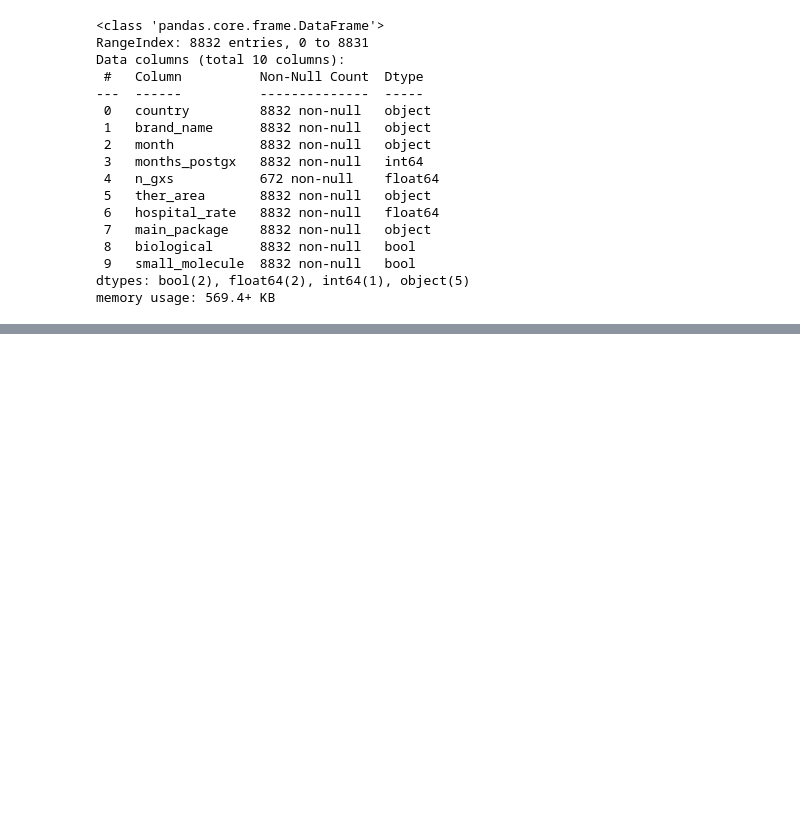
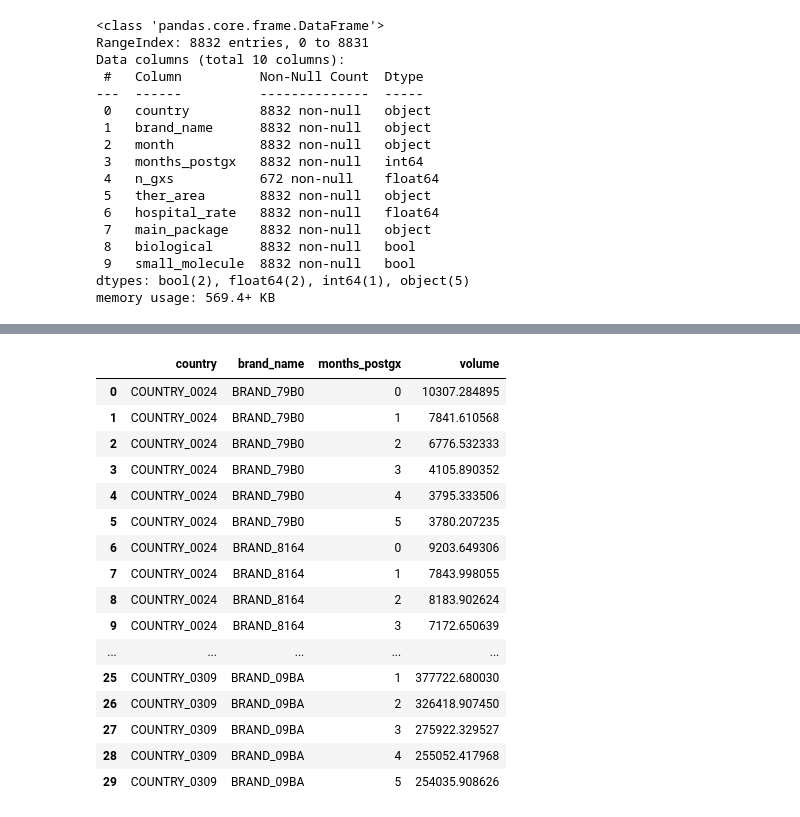
Before and after one commit to Tanay0123/Redbacks, a Jupyter notebook: Poisson_Regression_Model.ipynb, the cells around one changed output, grey strips where cells are left out. Saved outputs shown, nothing was run; the diff lists cells and outputs as text; code cells hidden in the pictures; blank space fills up the shorter version.

```diff
--- a/Poisson_Regression_Model.ipynb
+++ b/Poisson_Regression_Model.ipynb
@@ -131 +205,22 @@ output_df = pd.concat([output_df, pred_df], axis=1)
+# %%
+# to filter down rows to post generic entry
+output_df = output_df[output_df["months_postgx"].between(0, 23)]
+# %% [output]
+|  | country | brand_name | months_postgx | volume |
+| 0 | COUNTRY_0024 | BRAND_79B0 | 0 | 10307.284895 |
+| 1 | COUNTRY_0024 | BRAND_79B0 | 1 | 7841.610568 |
+| 2 | COUNTRY_0024 | BRAND_79B0 | 2 | 6776.532333 |
+| 3 | COUNTRY_0024 | BRAND_79B0 | 3 | 4105.890352 |
+| 4 | COUNTRY_0024 | BRAND_79B0 | 4 | 3795.333506 |
+| 5 | COUNTRY_0024 | BRAND_79B0 | 5 | 3780.207235 |
+| 6 | COUNTRY_0024 | BRAND_8164 | 0 | 9203.649306 |
+| 7 | COUNTRY_0024 | BRAND_8164 | 1 | 7843.998055 |
+| 8 | COUNTRY_0024 | BRAND_8164 | 2 | 8183.902624 |
+| 9 | COUNTRY_0024 | BRAND_8164 | 3 | 7172.650639 |
+| ... | ... | ... | ... | ... |
+| 25 | COUNTRY_0309 | BRAND_09BA | 1 | 377722.680030 |
+| 26 | COUNTRY_0309 | BRAND_09BA | 2 | 326418.907450 |
+| 27 | COUNTRY_0309 | BRAND_09BA | 3 | 275922.329527 |
+| 28 | COUNTRY_0309 | BRAND_09BA | 4 | 255052.417968 |
+| 29 | COUNTRY_0309 | BRAND_09BA | 5 | 254035.908626 |
 # %%
```
Also changed, not shown: parts of 5 cells of this notebook, 2 other files.
